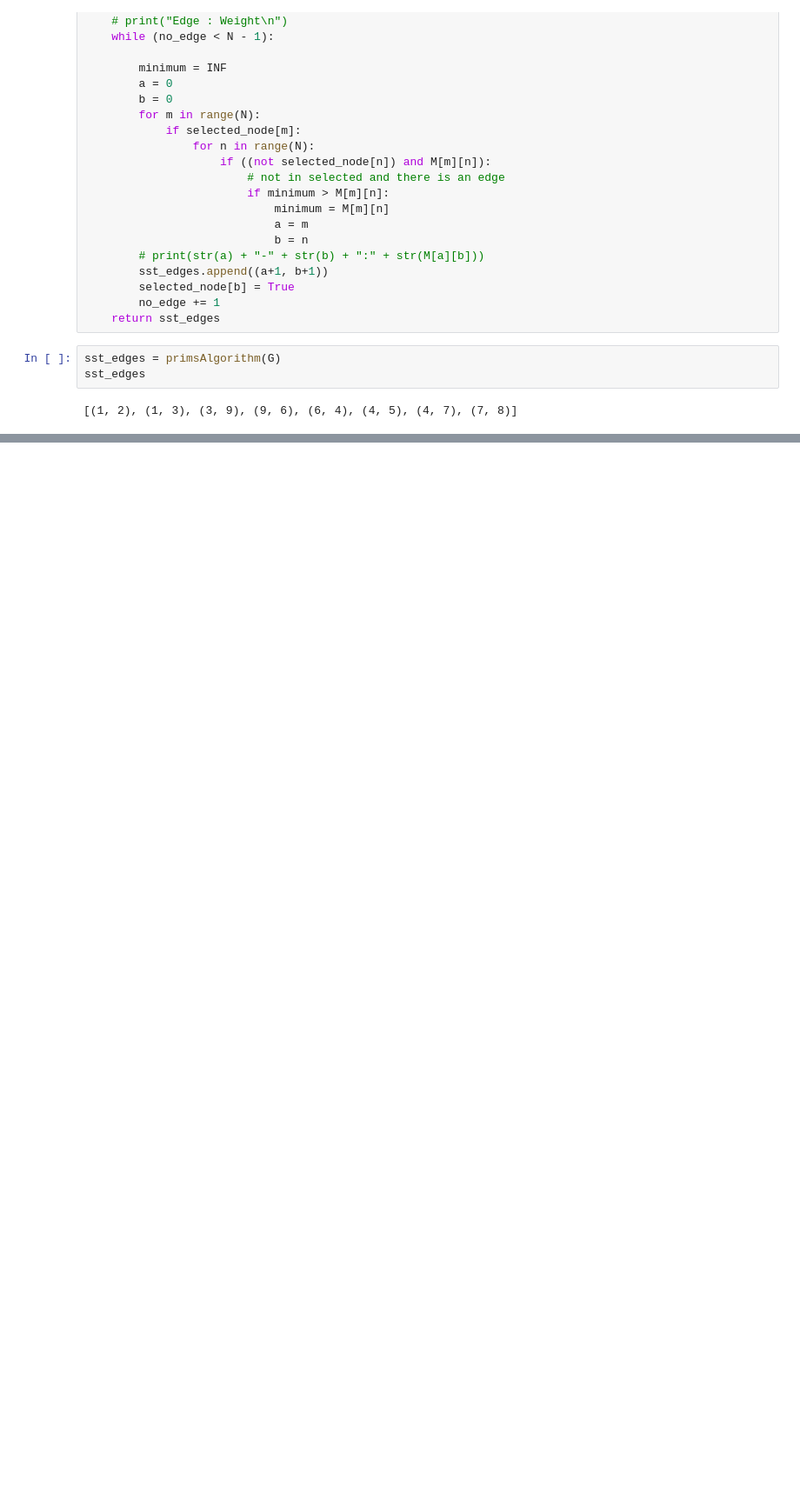
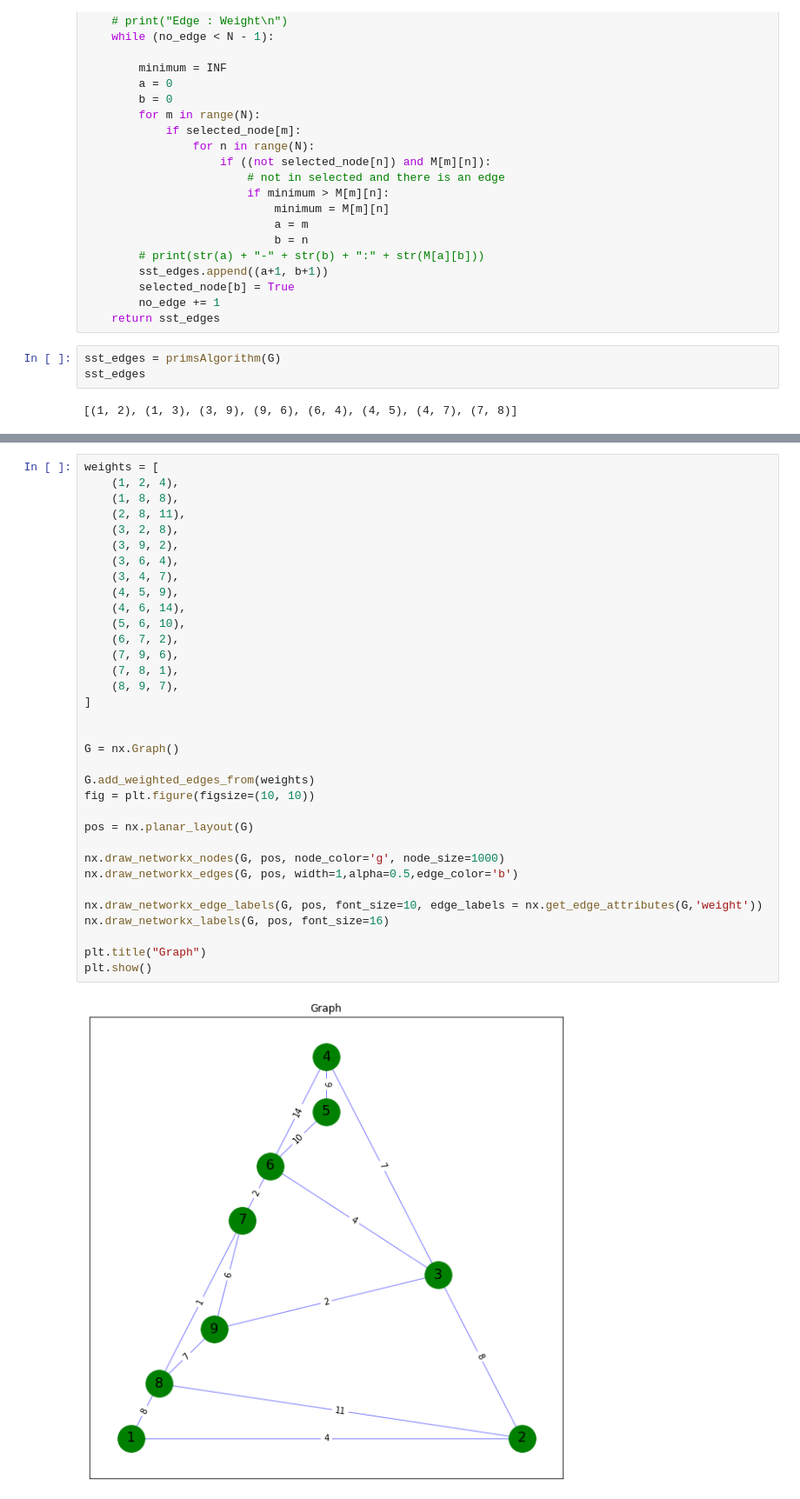
Before and after one commit to djmmatracki/BadanieOperacyjne, a Jupyter notebook: Przeszukiwanie drzewa/notes.ipynb, the cells around one changed output, grey strips where cells are left out. Shown at 87% size. Saved outputs shown, nothing was run; the diff lists cells and outputs as text; blank space fills up the shorter version.

```diff
--- a/Przeszukiwanie drzewa/notes.ipynb
+++ b/Przeszukiwanie drzewa/notes.ipynb
@@ -123,0 +114,36 @@ plt.show()
+# %%
+weights = [
+    (1, 2, 4),
+    (1, 8, 8),
+    (2, 8, 11),
+    (3, 2, 8),
+    (3, 9, 2),
+    (3, 6, 4),
+    (3, 4, 7),
+    (4, 5, 9),
+    (4, 6, 14),
+    (5, 6, 10),
+    (6, 7, 2),
+    (7, 9, 6),
+    (7, 8, 1),
+    (8, 9, 7),
+]
+
+
+G = nx.Graph()
+
+G.add_weighted_edges_from(weights)
+fig = plt.figure(figsize=(10, 10))
+
+pos = nx.planar_layout(G)
+
+nx.draw_networkx_nodes(G, pos, node_color='g', node_size=1000)
+nx.draw_networkx_edges(G, pos, width=1,alpha=0.5,edge_color='b')
+
+nx.draw_networkx_edge_labels(G, pos, font_size=10, edge_labels = nx.get_edge_attributes(G,'weight'))
+nx.draw_networkx_labels(G, pos, font_size=16)
+
+plt.title("Graph")
+plt.show()
+# %% [output]
+[figure, added]
```
Also changed, not shown: parts of 4 cells of this notebook.
